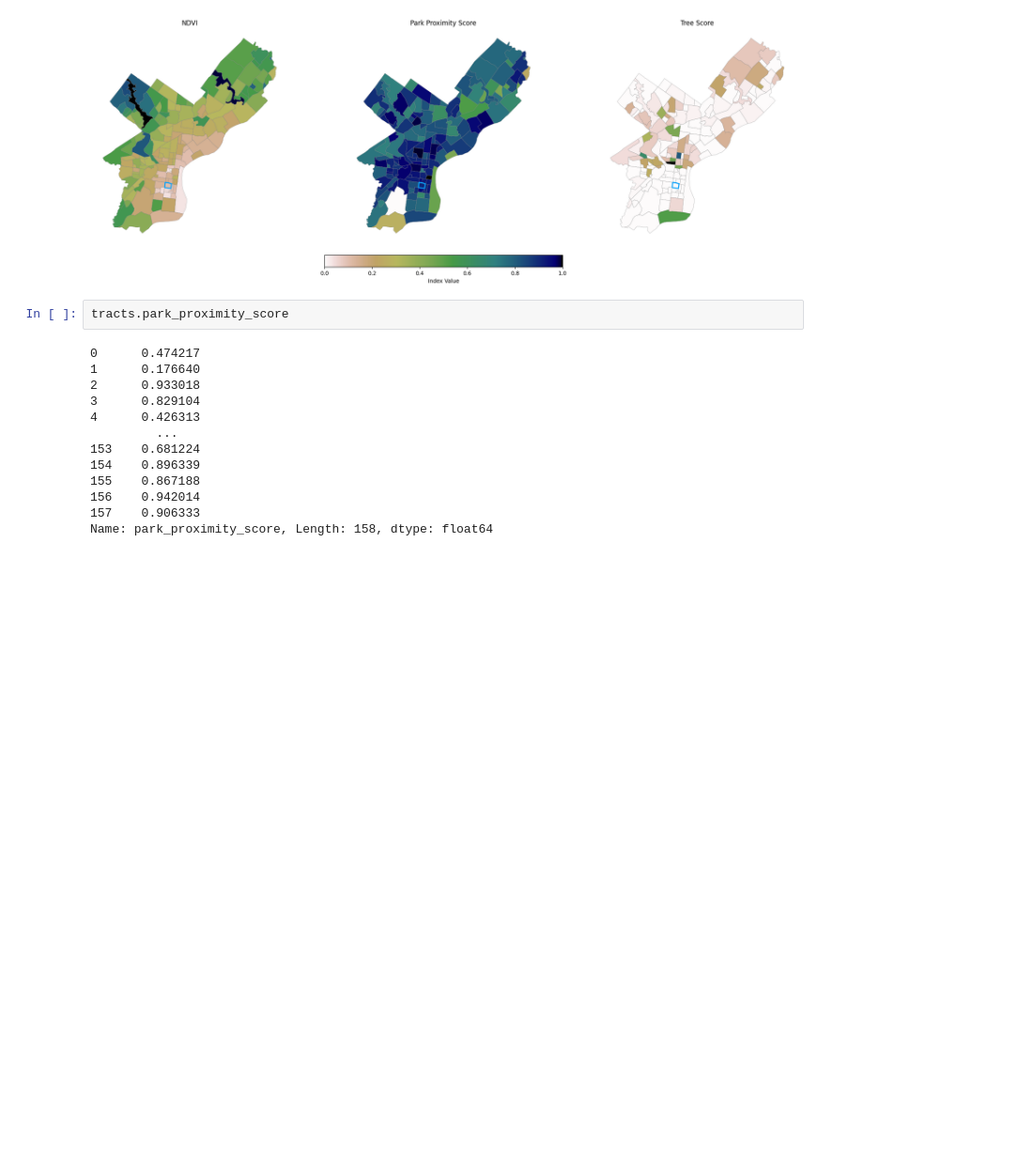
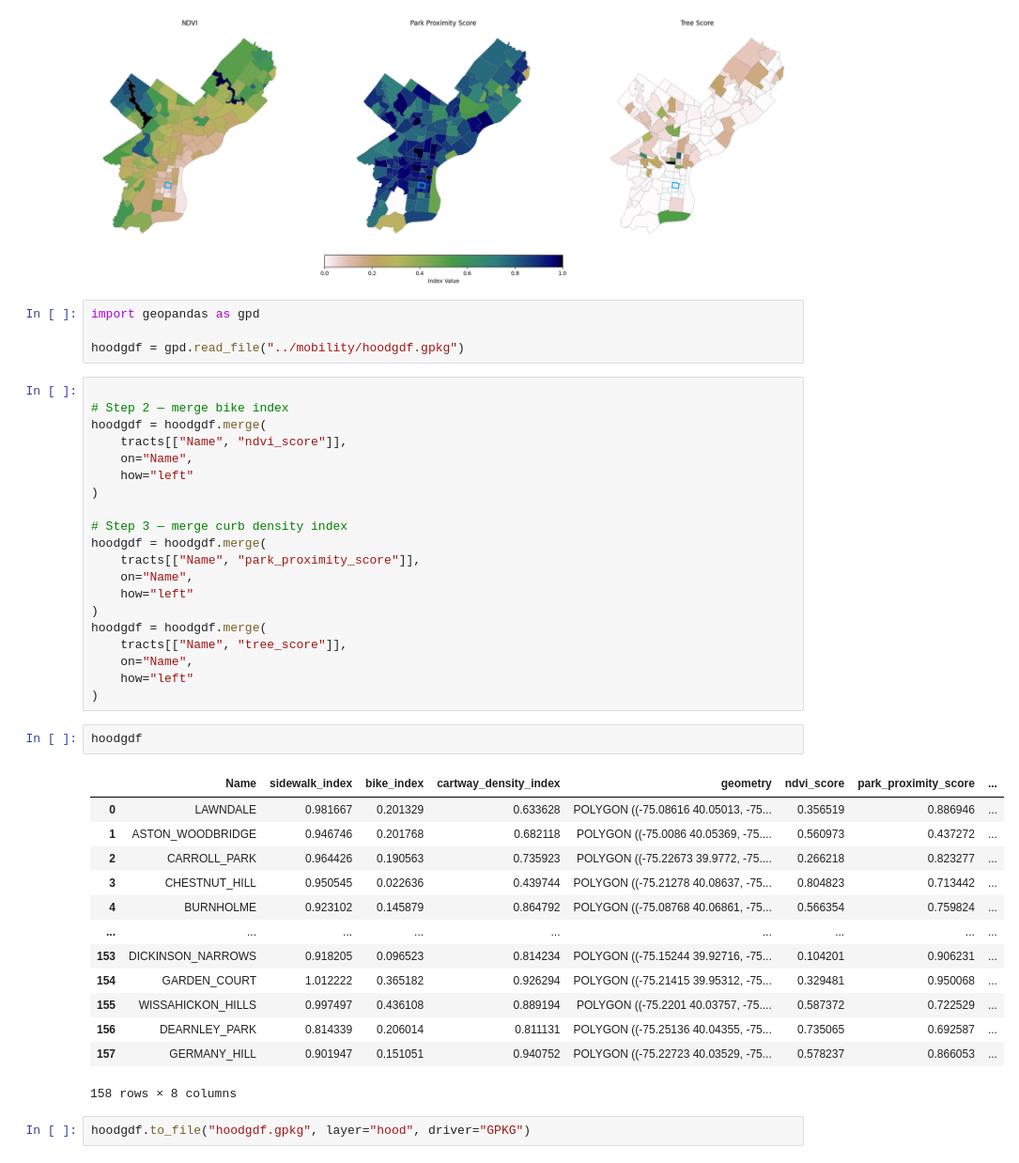
Before and after one commit to astauf03/musa5500-python-final, a Jupyter notebook: notebooks/green_space/greenspace_index.ipynb, the cells around one changed output. Shown at 94% size. Saved outputs shown, nothing was run; the diff lists cells and outputs as text; blank space fills up the shorter version.

```diff
--- a/notebooks/green_space/greenspace_index.ipynb
+++ b/notebooks/green_space/greenspace_index.ipynb
@@ -543,18 +543,45 @@ cbar.set_label("Index Value")
 plt.show()
 # %% [output]
 [figure]
-# %%
-tracts.park_proximity_score
-# %% [output]
-0      0.474217
-1      0.176640
-2      0.933018
-3      0.829104
-4      0.426313
-         ...
-153    0.681224
-154    0.896339
-155    0.867188
-156    0.942014
-157    0.906333
-Name: park_proximity_score, Length: 158, dtype: float64
+# %%
+import geopandas as gpd
+
+hoodgdf = gpd.read_file("../mobility/hoodgdf.gpkg")
+# %%
+
+# Step 2 — merge bike index
+hoodgdf = hoodgdf.merge(
+    tracts[["Name", "ndvi_score"]],
+    on="Name",
+    how="left"
+)
+
+# Step 3 — merge curb density index
+hoodgdf = hoodgdf.merge(
+    tracts[["Name", "park_proximity_score"]],
+    on="Name",
+    how="left"
+)
+hoodgdf = hoodgdf.merge(
+    tracts[["Name", "tree_score"]],
+    on="Name",
+    how="left"
+)
+# %%
+hoodgdf
+# %% [output]
+|  | Name | sidewalk_index | bike_index | cartway_density_index | geometry | ndvi_score | park_proximity_score | ... |
+| 0 | LAWNDALE | 0.981667 | 0.201329 | 0.633628 | POLYGON ((-75.08616 40.05013, -75... | 0.356519 | 0.886946 | ... |
+| 1 | ASTON_WOODBRIDGE | 0.946746 | 0.201768 | 0.682118 | POLYGON ((-75.0086 40.05369, -75.... | 0.560973 | 0.437272 | ... |
+| 2 | CARROLL_PARK | 0.964426 | 0.190563 | 0.735923 | POLYGON ((-75.22673 39.9772, -75.... | 0.266218 | 0.823277 | ... |
+| 3 | CHESTNUT_HILL | 0.950545 | 0.022636 | 0.439744 | POLYGON ((-75.21278 40.08637, -75... | 0.804823 | 0.713442 | ... |
+| 4 | BURNHOLME | 0.923102 | 0.145879 | 0.864792 | POLYGON ((-75.08768 40.06861, -75... | 0.566354 | 0.759824 | ... |
+| ... | ... | ... | ... | ... | ... | ... | ... | ... |
+| 153 | DICKINSON_NARROWS | 0.918205 | 0.096523 | 0.814234 | POLYGON ((-75.15244 39.92716, -75... | 0.104201 | 0.906231 | ... |
+| 154 | GARDEN_COURT | 1.012222 | 0.365182 | 0.926294 | POLYGON ((-75.21415 39.95312, -75... | 0.329481 | 0.950068 | ... |
+| 155 | WISSAHICKON_HILLS | 0.997497 | 0.436108 | 0.889194 | POLYGON ((-75.2201 40.03757, -75.... | 0.587372 | 0.722529 | ... |
+| 156 | DEARNLEY_PARK | 0.814339 | 0.206014 | 0.811131 | POLYGON ((-75.25136 40.04355, -75... | 0.735065 | 0.692587 | ... |
+| 157 | GERMANY_HILL | 0.901947 | 0.151051 | 0.940752 | POLYGON ((-75.22723 40.03529, -75... | 0.578237 | 0.866053 | ... |
+158 rows × 8 columns
+# %%
+hoodgdf.to_file("hoodgdf.gpkg", layer="hood", driver="GPKG")
```
Also changed, not shown: 18 other files.
